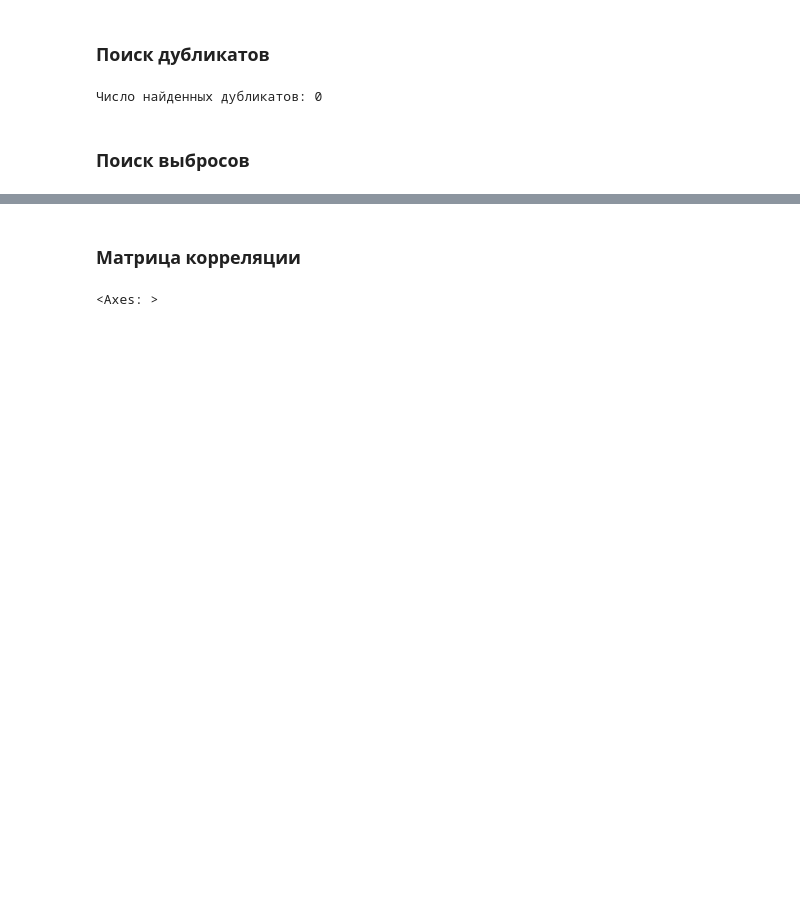
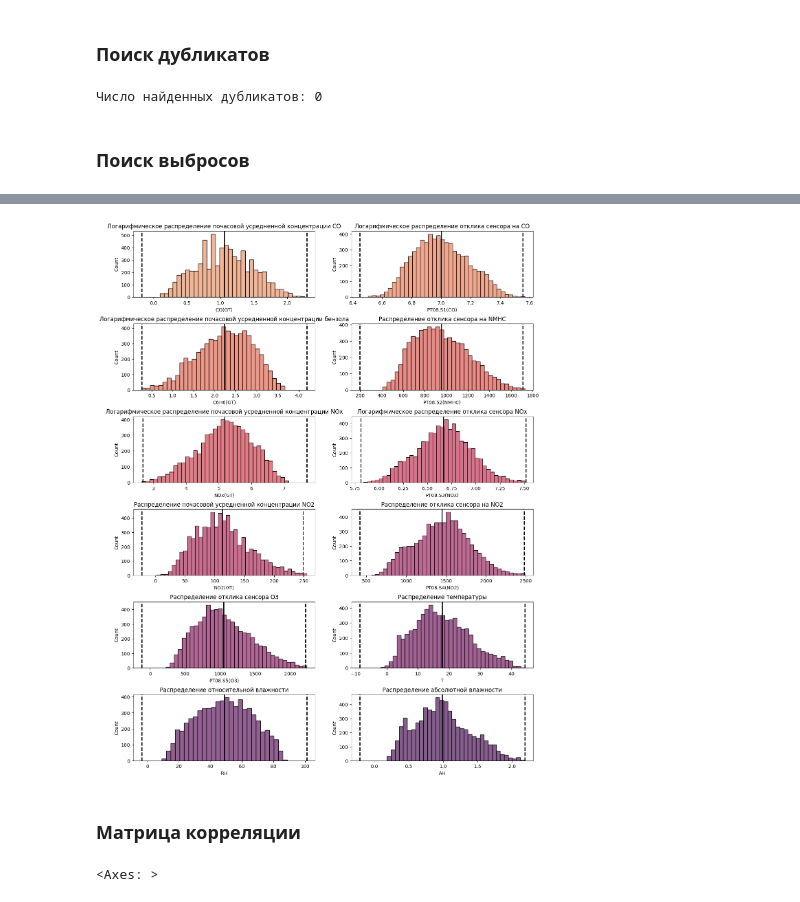
Before and after one commit to Bjorik23/mipt_datatons, a Jupyter notebook: air_pollution_analysis/air_pollution_analysis.ipynb, the cells around one changed output, grey strips where cells are left out. Cells and saved outputs as stored; diff of their text form; code cells hidden in the pictures; blank space fills up the shorter version.

```diff
--- a/air_pollution_analysis/air_pollution_analysis.ipynb
+++ b/air_pollution_analysis/air_pollution_analysis.ipynb
@@ -732,0 +827,14 @@ boxplot.set_title('Распределение почасовой усредне
+# %%
+# Функция поиска и удаления выбросов по методу z-отклонений
+def outliers_z_score_mod(data, feature, log_scale=False, left=3, right=3):
+    if log_scale:
+        x = np.log(data[feature]+1)
+    else:
+        x = data[feature]
+    mu = x.mean()
+    sigma = x.std()
+    lower_bound = mu - left * sigma
+    upper_bound = mu + right * sigma
+    outliers = data[(x < lower_bound) | (x > upper_bound)]
+    cleaned = data[(x >= lower_bound) & (x <= upper_bound)]
+    return outliers, cleaned
@@ -732,0 +893,85 @@ boxplot.set_title('Распределение почасовой усредне
+# %%
+# Распределения после очистки
+colors = sns.color_palette('flare', n_colors=12) # палитра цветов
+
+# задание общей фигуры
+fig, axes = plt.subplots(nrows=6, ncols=2, figsize=(15, 20))
+plt.subplots_adjust(hspace=0.4)
+
+log = np.log(df['CO(GT)'] + 1)
+histplot = sns.histplot(log, color=colors[0], ax=axes[0][0])
+histplot.axvline(log.mean(), color='k', lw=2)
+histplot.axvline(log.mean() + 3 * log.std(), color='k', ls='--', lw=2)
+histplot.axvline(log.mean() - 3 * log.std(), color='k', ls='--', lw=2)
+histplot.set_title('Логарифмическое распределение почасовой усредненной концентрации CO');
+
+log = np.log(df['PT08.S1(CO)'])
+histplot = sns.histplot(log, color=colors[1], ax=axes[0][1])
+histplot.axvline(log.mean(), color='k', lw=2)
+histplot.axvline(log.mean() + 3 * log.std(), color='k', ls='--', lw=2)
+histplot.axvline(log.mean() - 3 * log.std(), color='k', ls='--', lw=2)
+histplot.set_title('Логарифмическое распределение отклика сенсора на CO');
+
+log = np.log(df['C6H6(GT)'] + 1)
+histplot = sns.histplot(log, color=colors[2], ax=axes[1][0])
+histplot.axvline(log.mean(), color='k', lw=2)
+histplot.axvline(log.mean() + 3 * log.std(), color='k', ls='--', lw=2)
+histplot.axvline(log.mean() - 3 * log.std(), color='k', ls='--', lw=2)
+histplot.set_title('Логарифмическое распределение почасовой усредненной концентрации бензола');
+
+histplot = sns.histplot(data=df, x='PT08.S2(NMHC)', color=colors[3], ax=axes[1][1]);
+histplot.set_title('Распределение отклика сенсора на NMHC');
+histplot.axvline(df['PT08.S2(NMHC)'].mean(), color='k', lw=2)
+histplot.axvline(df['PT08.S2(NMHC)'].mean() + 3 * df['PT08.S2(NMHC)'].std(), color='k', ls='--', lw=2)
+histplot.axvline(df['PT08.S2(NMHC)'].mean() - 3 * df['PT08.S2(NMHC)'].std(), color='k', ls='--', lw=2)
+
+log = np.log(df['NOx(GT)'])
+histplot = sns.histplot(log, color=colors[4], ax=axes[2][0])
+histplot.axvline(log.mean(), color='k', lw=2)
+histplot.axvline(log.mean() + 3 * log.std(), color='k', ls='--', lw=2)
+histplot.axvline(log.mean() - 3 * log.std(), color='k', ls='--', lw=2)
+histplot.set_title('Логарифмическое распределение почасовой усредненной концентрации NOx');
+
+log = np.log(df['PT08.S3(NOx)'])
+histplot = sns.histplot(log, color=colors[5], ax=axes[2][1])
+histplot.axvline(log.mean(), color='k', lw=2)
+histplot.axvline(log.mean() + 3 * log.std(), color='k', ls='--', lw=2)
+histplot.axvline(log.mean() - 3 * log.std(), color='k', ls='--', lw=2)
+histplot.set_title('Логарифмическое распределение отклика сенсора NOx');
+
+histplot = sns.histplot(data=df, x='NO2(GT)', color=colors[6], ax=axes[3][0]);
+histplot.set_title('Распределение почасовой усредненной концентрации NO2');
+histplot.axvline(df['NO2(GT)'].mean(), color='k', lw=2)
+histplot.axvline(df['NO2(GT)'].mean() + 3 * df['NO2(GT)'].std(), color='k', ls='--', lw=2)
+histplot.axvline(df['NO2(GT)'].mean() - 3 * df['NO2(GT)'].std(), color='k', ls='--', lw=2)
+
+histplot = sns.histplot(data=df, x='PT08.S4(NO2)', color=colors[7], ax=axes[3][1]);
+histplot.set_title('Распределение отклика сенсора на NO2');
+histplot.axvline(df['PT08.S4(NO2)'].mean(), color='k', lw=2)
+histplot.axvline(df['PT08.S4(NO2)'].mean() + 3 * df['PT08.S4(NO2)'].std(), color='k', ls='--', lw=2)
+histplot.axvline(df['PT08.S4(NO2)'].mean() - 3 * df['PT08.S4(NO2)'].std(), color='k', ls='--', lw=2)
+
+histplot = sns.histplot(data=df, x='PT08.S5(O3)', color=colors[8], ax=axes[4][0]);
+histplot.set_title('Распределение отклика сенсора O3');
+histplot.axvline(df['PT08.S5(O3)'].mean(), color='k', lw=2)
+histplot.axvline(df['PT08.S5(O3)'].mean() + 3 * df['PT08.S5(O3)'].std(), color='k', ls='--', lw=2)
+histplot.axvline(df['PT08.S5(O3)'].mean() - 3 * df['PT08.S5(O3)'].std(), color='k', ls='--', lw=2)
+
+histplot = sns.histplot(data=df, x='T', color=colors[9], ax=axes[4][1]);
+histplot.set_title('Распределение температуры');
+histplot.axvline(df['T'].mean(), color='k', lw=2)
+histplot.axvline(df['T'].mean() + 3 * df['T'].std(), color='k', ls='--', lw=2)
+histplot.axvline(df['T'].mean() - 3 * df['T'].std(), color='k', ls='--', lw=2)
+
+histplot = sns.histplot(data=df, x='RH', color=colors[10], ax=axes[5][0]);
+histplot.set_title('Распределение относительной влажности');
+histplot.axvline(df['RH'].mean(), color='k', lw=2)
+histplot.axvline(df['RH'].mean() + 3 * df['RH'].std(), color='k', ls='--', lw=2)
+histplot.axvline(df['RH'].mean() - 3 * df['RH'].std(), color='k', ls='--', lw=2)
+
+histplot = sns.histplot(data=df, x='AH', color=colors[11], ax=axes[5][1]);
+histplot.set_title('Распределение абсолютной влажности');
+histplot.axvline(df['AH'].mean(), color='k', lw=2)
+histplot.axvline(df['AH'].mean() + 3 * df['AH'].std(), color='k', ls='--', lw=2)
+histplot.axvline(df['AH'].mean() - 3 * df['AH'].std(), color='k', ls='--', lw=2)
+# %% [output]
@@ -733,3 +979,4 @@ boxplot.set_title('Распределение почасовой усредне
+[figure, added]
 # %% [markdown]
 ### Матрица корреляции
 # %%
```
Also changed, not shown: parts of 21 cells of this notebook.
